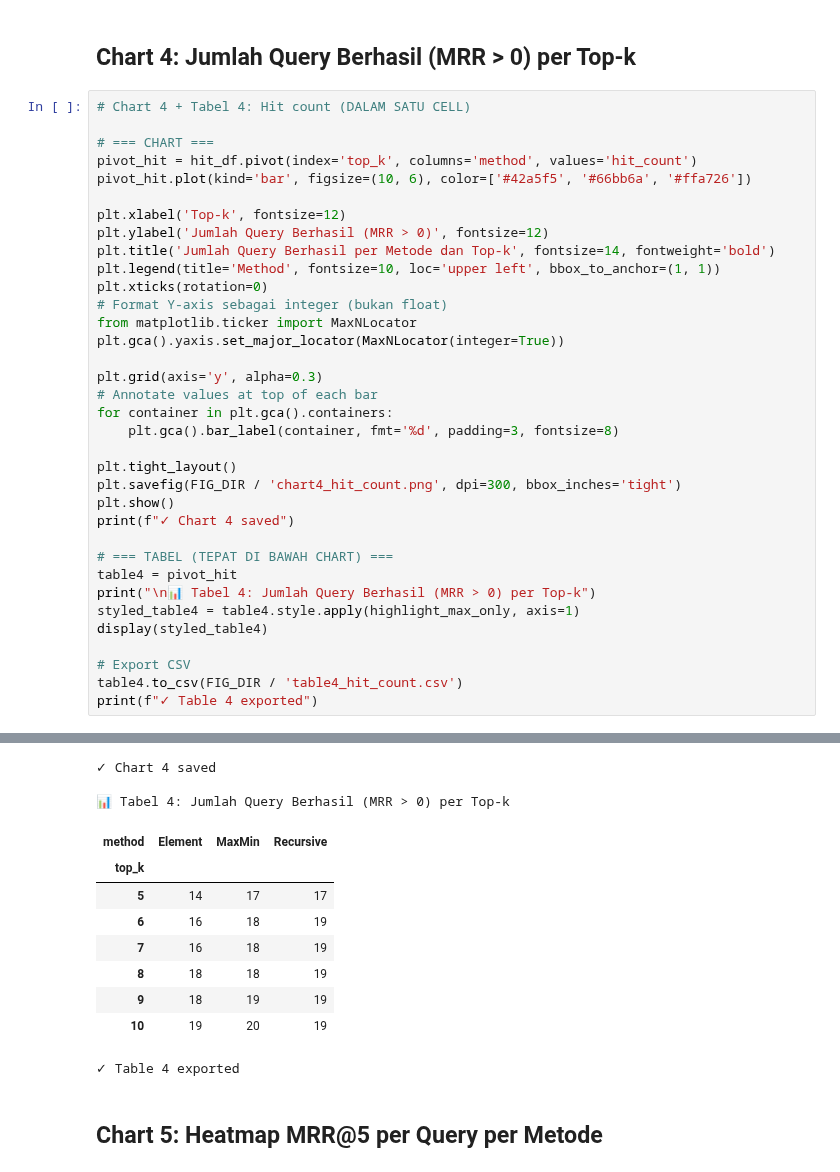
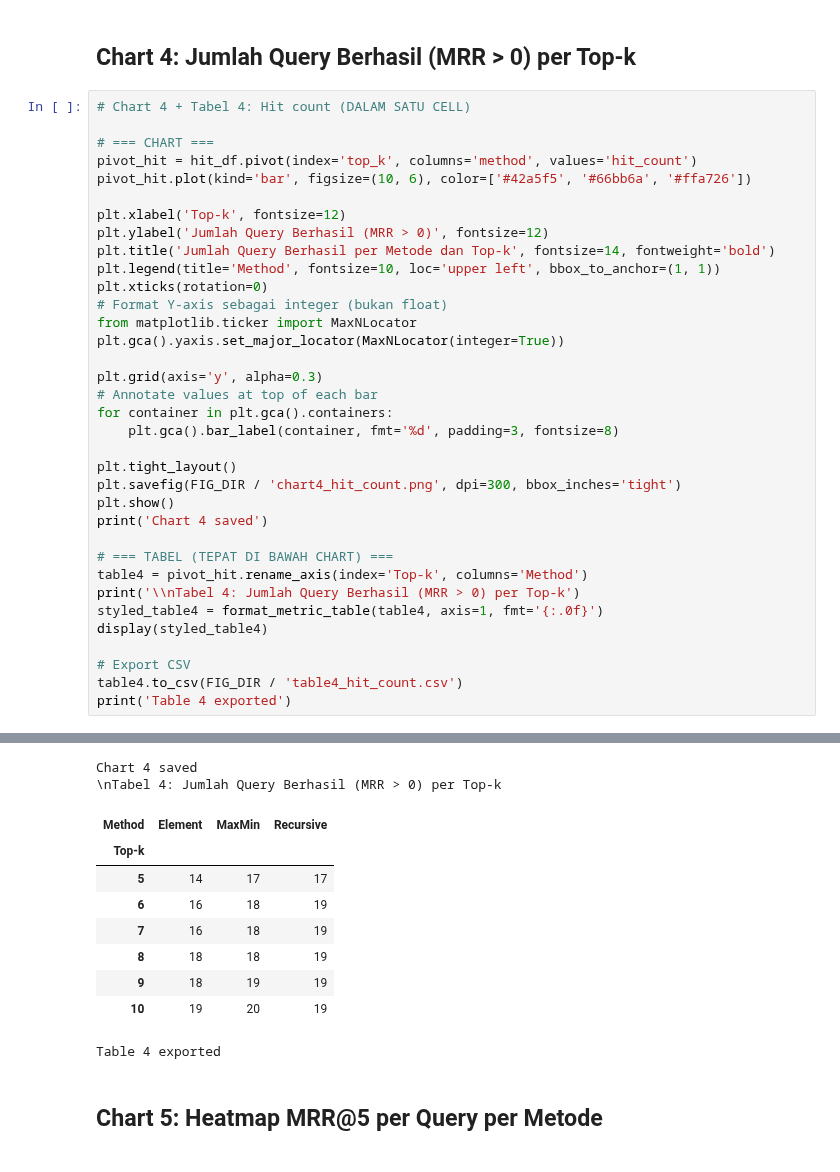
Before and after one commit to haikalthrq/rag-skripsi, a Jupyter notebook: notebooks/eval_visualization.ipynb, the cells around one changed output, grey strips where cells are left out. Cells and saved outputs as stored; diff of their text form.

```diff
--- a/notebooks/eval_visualization.ipynb
+++ b/notebooks/eval_visualization.ipynb
@@ -262,50 +372,49 @@ print(f"✓ Table 3 exported")
 
 # === CHART ===
 pivot_hit = hit_df.pivot(index='top_k', columns='method', values='hit_count')
 pivot_hit.plot(kind='bar', figsize=(10, 6), color=['#42a5f5', '#66bb6a', '#ffa726'])
 
 plt.xlabel('Top-k', fontsize=12)
 plt.ylabel('Jumlah Query Berhasil (MRR > 0)', fontsize=12)
 plt.title('Jumlah Query Berhasil per Metode dan Top-k', fontsize=14, fontweight='bold')
 plt.legend(title='Method', fontsize=10, loc='upper left', bbox_to_anchor=(1, 1))
 plt.xticks(rotation=0)
 # Format Y-axis sebagai integer (bukan float)
 from matplotlib.ticker import MaxNLocator
 plt.gca().yaxis.set_major_locator(MaxNLocator(integer=True))
 
 plt.grid(axis='y', alpha=0.3)
 # Annotate values at top of each bar
 for container in plt.gca().containers:
     plt.gca().bar_label(container, fmt='%d', padding=3, fontsize=8)
 
 plt.tight_layout()
 plt.savefig(FIG_DIR / 'chart4_hit_count.png', dpi=300, bbox_inches='tight')
 plt.show()
-print(f"✓ Chart 4 saved")
+print('Chart 4 saved')
 
 # === TABEL (TEPAT DI BAWAH CHART) ===
-table4 = pivot_hit
-print("\n📊 Tabel 4: Jumlah Query Berhasil (MRR > 0) per Top-k")
-styled_table4 = table4.style.apply(highlight_max_only, axis=1)
+table4 = pivot_hit.rename_axis(index='Top-k', columns='Method')
+print('\\nTabel 4: Jumlah Query Berhasil (MRR > 0) per Top-k')
+styled_table4 = format_metric_table(table4, axis=1, fmt='{:.0f}')
 display(styled_table4)
 
 # Export CSV
 table4.to_csv(FIG_DIR / 'table4_hit_count.csv')
-print(f"✓ Table 4 exported")
+print('Table 4 exported')
 # %% [output]
 [figure]
-✓ Chart 4 saved
-
-📊 Tabel 4: Jumlah Query Berhasil (MRR > 0) per Top-k
+Chart 4 saved
+\nTabel 4: Jumlah Query Berhasil (MRR > 0) per Top-k
-| method | Element | MaxMin | Recursive |
-| top_k |  |  |  |
+| Method | Element | MaxMin | Recursive |
+| Top-k |  |  |  |
 | 5 | 14 | 17 | 17 |
 | 6 | 16 | 18 | 19 |
 | 7 | 16 | 18 | 19 |
 | 8 | 18 | 18 | 19 |
 | 9 | 18 | 19 | 19 |
 | 10 | 19 | 20 | 19 |
-✓ Table 4 exported
+Table 4 exported
 # %% [markdown]
 ## Chart 5: Heatmap MRR@5 per Query per Metode
 # %%
```
Also changed, not shown: parts of 6 cells of this notebook, 28 other files.
